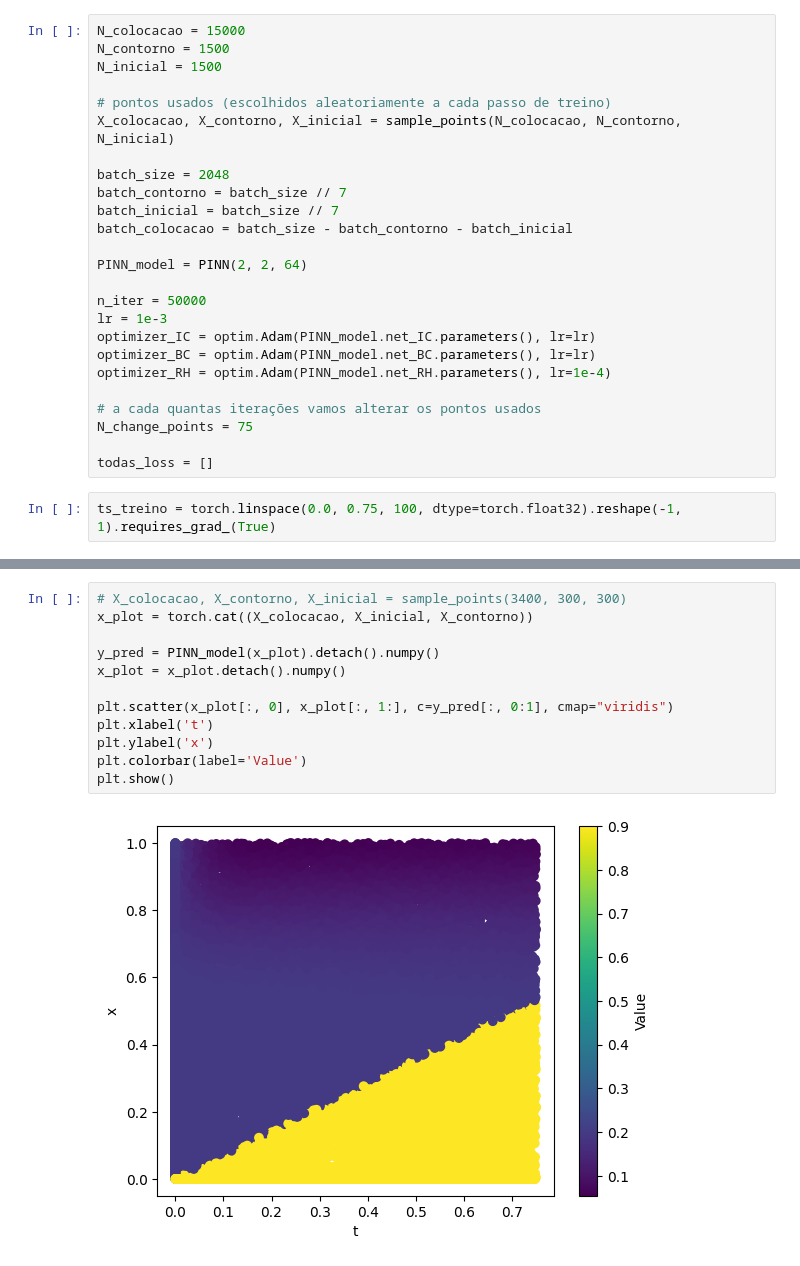
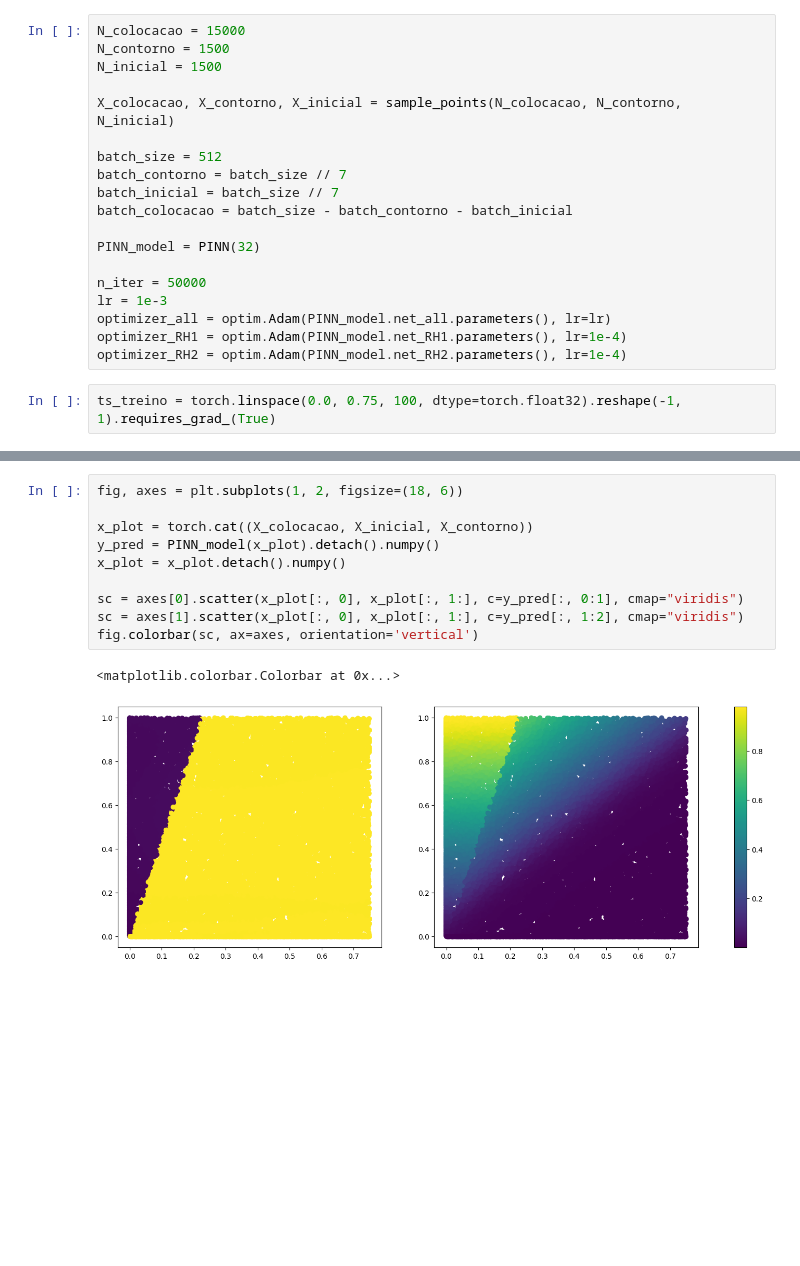
Before and after one commit to LabFluid/biossurfactantes, a Jupyter notebook: PINN_testes/PINN-BL-salt.ipynb, the cells around one changed output, grey strips where cells are left out. Cells and saved outputs as stored; diff of their text form; blank space fills up the shorter version.

```diff
--- a/PINN_testes/PINN-BL-salt.ipynb
+++ b/PINN_testes/PINN-BL-salt.ipynb
@@ -198,25 +211,19 @@ N_colocacao = 15000
 N_contorno = 1500
 N_inicial = 1500
 
-# pontos usados (escolhidos aleatoriamente a cada passo de treino)
 X_colocacao, X_contorno, X_inicial = sample_points(N_colocacao, N_contorno, N_inicial)
 
-batch_size = 2048
+batch_size = 512
 batch_contorno = batch_size // 7
 batch_inicial = batch_size // 7
 batch_colocacao = batch_size - batch_contorno - batch_inicial
 
-PINN_model = PINN(2, 2, 64)
+PINN_model = PINN(32)
 
 n_iter = 50000
 lr = 1e-3
-optimizer_IC = optim.Adam(PINN_model.net_IC.parameters(), lr=lr)
-optimizer_BC = optim.Adam(PINN_model.net_BC.parameters(), lr=lr)
-optimizer_RH = optim.Adam(PINN_model.net_RH.parameters(), lr=1e-4)
-
-# a cada quantas iterações vamos alterar os pontos usados
-N_change_points = 75
-
-todas_loss = []
+optimizer_all = optim.Adam(PINN_model.net_all.parameters(), lr=lr)
+optimizer_RH1 = optim.Adam(PINN_model.net_RH1.parameters(), lr=1e-4)
+optimizer_RH2 = optim.Adam(PINN_model.net_RH2.parameters(), lr=1e-4)
 # %%
 ts_treino = torch.linspace(0.0, 0.75, 100, dtype=torch.float32).reshape(-1, 1).requires_grad_(True)
@@ -293,14 +349,13 @@ Iter 50000: L_RH=0.2518013120
 # %%
-# X_colocacao, X_contorno, X_inicial = sample_points(3400, 300, 300)
+fig, axes = plt.subplots(1, 2, figsize=(18, 6))
+
 x_plot = torch.cat((X_colocacao, X_inicial, X_contorno))
-
 y_pred = PINN_model(x_plot).detach().numpy()
 x_plot = x_plot.detach().numpy()
 
-plt.scatter(x_plot[:, 0], x_plot[:, 1:], c=y_pred[:, 0:1], cmap="viridis")
-plt.xlabel('t')
-plt.ylabel('x')
-plt.colorbar(label='Value')
-plt.show()
+sc = axes[0].scatter(x_plot[:, 0], x_plot[:, 1:], c=y_pred[:, 0:1], cmap="viridis")
+sc = axes[1].scatter(x_plot[:, 0], x_plot[:, 1:], c=y_pred[:, 1:2], cmap="viridis")
+fig.colorbar(sc, ax=axes, orientation='vertical')
 # %% [output]
+<matplotlib.colorbar.Colorbar at 0x...>
-[figure, old version]
+[figure, new version]
```
Also changed, not shown: parts of 9 cells of this notebook.
